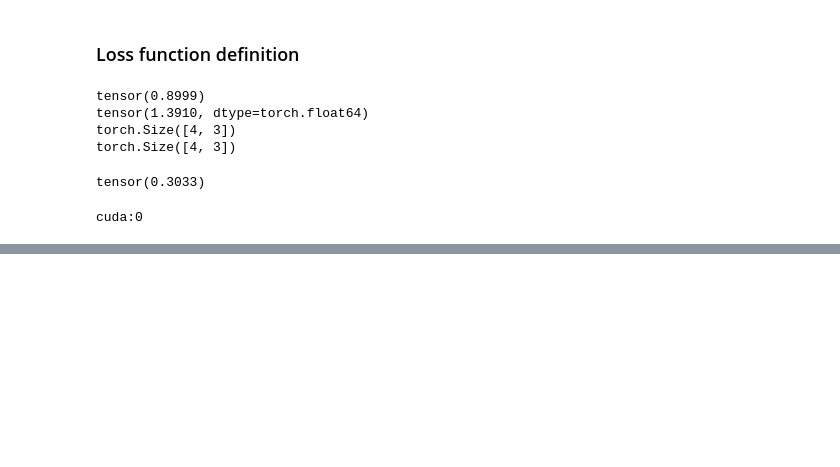
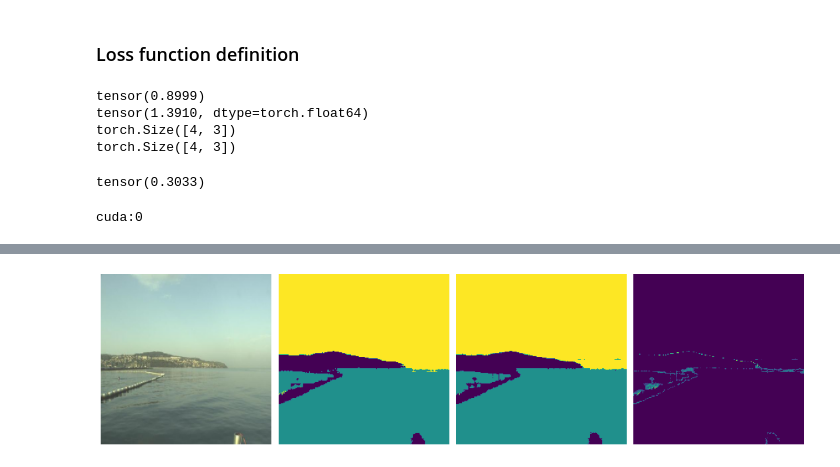
Before and after one commit to LeonY117/msc_project, a Jupyter notebook: notebooks/workflow_outline.ipynb, the cells around one changed output, grey strips where cells are left out. Drawn from its saved outputs; the diff is of its cells as text; code cells hidden in the pictures; blank space fills up the shorter version.

```diff
--- a/notebooks/workflow_outline.ipynb
+++ b/notebooks/workflow_outline.ipynb
@@ -40,7 +45,7 @@ ENV = 'colab' # 'local'
 
 if ENV == 'colab':
   from google.colab import drive
-  drive.mount("/content/drive/") # TODO: mount only a subset of folders to make things load faster?
+  drive.mount("/content/drive/", force_remount=True)
 
   # copy dataset to local env
   if 'data' not in os.listdir():
@@ -50,11 +55,13 @@ if ENV == 'colab':
 
   mastr_path = '/content/data/'
   module_dir = "/content/drive/My Drive/ShorelineNet_pytorch/"
+
 elif ENV == 'local':
   mastr_path = '../../project_offline/Dataset/MaSTr1325/'
   module_dir = '..'
 
 device = torch.device("cuda:0" if torch.cuda.is_available() else "cpu")
+torch.manual_seed(0)
 
 # append local module to path
 module_path = os.path.abspath(os.path.join(module_dir))
@@ -73,2 +492,6 @@ from model.unet_mobilenetv2 import Unet_MobileNetV2, Unet_MobileNetV2_Decoder, E
+# %%
+# loads all the images into memory
+X, y = load_mastr(os.path.join(mastr_path, 'images'),os.path.join(mastr_path, 'masks'))
+X_train, y_train, X_val, y_val = train_val_split(X, y, 0.95)
 # %%
 # define transformations
@@ -280,0 +777,77 @@ Epoch 12, train loss = 0.0041
+# %%
+def bayes_forward(model, X, n):
+    # calculate loss & accuracy on validation set
+    loss = 0.0
+    accuracy = 0.0
+
+    with torch.no_grad():
+        model.eval()
+        for m in model.modules():
+          if m.__class__.__name__.startswith('Dropout'):
+            m.train()
+        model.decoder.block_1[2].p = 0.5
+        model.decoder.block_2[2].p = 0
+        model.decoder.block_3[2].p = 0
+        model.decoder.block_4[2].p = 0
+
+        X_repeat = X.unsqueeze(0).repeat(n, 1, 1, 1)
+        y_pred = model(X_repeat)
+
+    model.decoder.block_1[2].p = 0.5
+    model.decoder.block_2[2].p = 0.5
+    model.decoder.block_3[2].p = 0.5
+    model.decoder.block_4[2].p = 0.5
+
+    model.train()
+    return y_pred
+
+def regular_forward(model, X):
+    # calculate loss & accuracy on validation set
+    loss = 0.0
+    accuracy = 0.0
+
+    model.eval()
+    with torch.no_grad():
+        y_pred = torch.argmax(model(X.unsqueeze(0)), 1).squeeze()
+
+    model.train()
+
+    return y_pred
+
+item = next(iter(val_dataloader))
+X, y = item['image'], item['mask'].squeeze(dim=1)
+y_pred = bayes_forward(unet, X[0], n=40)
+
+y_pred = torch.argmax(y_pred, dim=1).to(torch.float)
+
+y_mean = y_pred.mean(dim=0).to(torch.int)
+y_sigma = y_pred.std(dim=0)
+
+# y_pred_mean = y_pred.mean(dim=0)
+# y_pred_sigma = y_pred.std(dim=0)
+
+# y_mean = torch.argmax(y_pred_mean, dim=0)
+# y_sigma = torch.sum(y_pred_sigma, dim=0)
+
+plt.figure(figsize=(15, 5))
+
+plt.subplot(1, 4, 1)
+plt.imshow(X[0].permute(1, 2, 0).cpu())
+plt.axis('off')
+
+y_pred_noDropout = regular_forward(unet, X[0])
+plt.subplot(1, 4, 2)
+plt.imshow(y_pred_noDropout.cpu())
+plt.axis('off')
+
+plt.subplot(1, 4, 3)
+plt.imshow(y_mean.cpu())
+plt.axis('off')
+
+plt.subplot(1, 4, 4)
+plt.imshow(y_sigma.cpu())
+plt.axis('off')
+
+plt.tight_layout()
+# %% [output]
+[figure, added]
```
Also changed, not shown: parts of 33 cells of this notebook.
